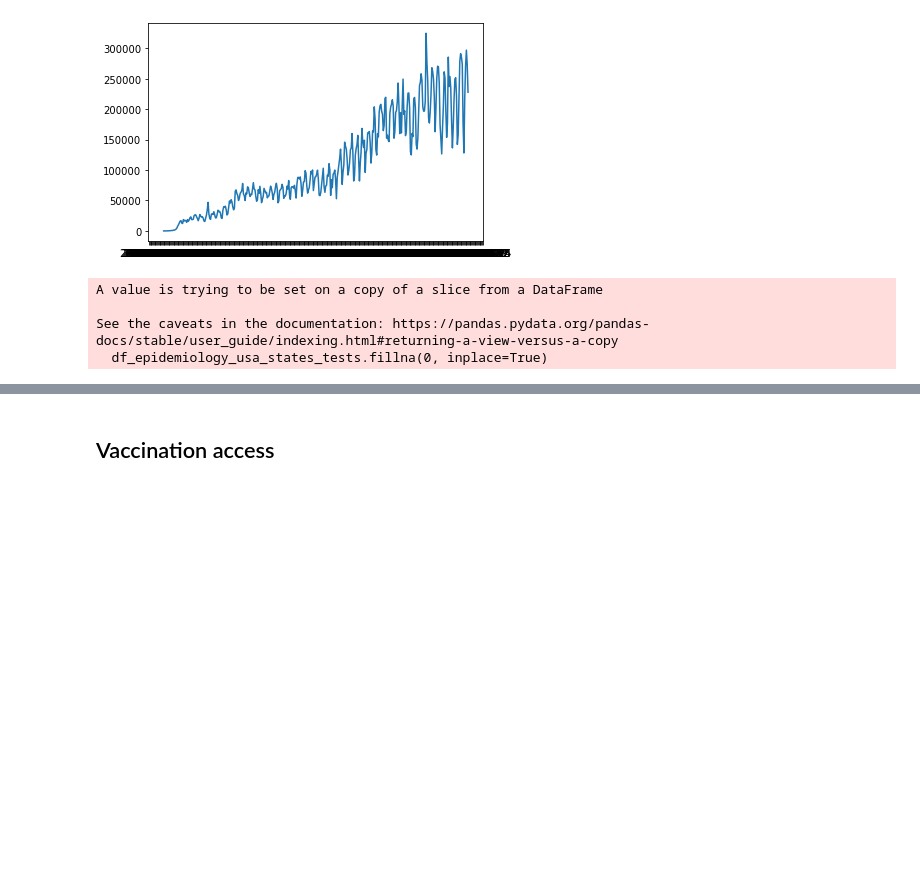
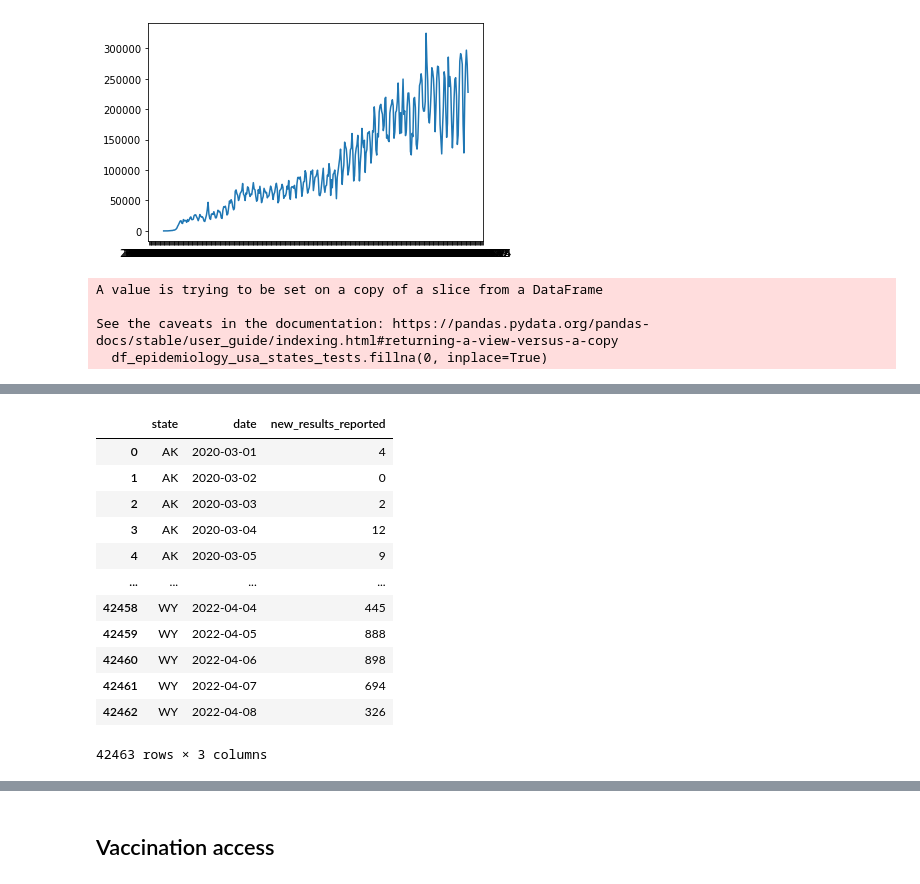
Before and after one commit to CMU-IDS-2022/final-project-dunder-mifflin-paper-company, a Jupyter notebook: notebooks/data-wrangling.ipynb, the cells around one changed output, grey strips where cells are left out. Saved outputs shown, nothing was run; the diff lists cells and outputs as text; code cells hidden in the pictures; blank space fills up the shorter version.

```diff
--- a/notebooks/data-wrangling.ipynb
+++ b/notebooks/data-wrangling.ipynb
@@ -246 +233,17 @@ states_testing = states_testing[["date", "state", "new_tested"]]
+# %%
+df_result_timing
+# %% [output]
+|  | state | date | new_results_reported |
+| 0 | AK | 2020-03-01 | 4 |
+| 1 | AK | 2020-03-02 | 0 |
+| 2 | AK | 2020-03-03 | 2 |
+| 3 | AK | 2020-03-04 | 12 |
+| 4 | AK | 2020-03-05 | 9 |
+| ... | ... | ... | ... |
+| 42458 | WY | 2022-04-04 | 445 |
+| 42459 | WY | 2022-04-05 | 888 |
+| 42460 | WY | 2022-04-06 | 898 |
+| 42461 | WY | 2022-04-07 | 694 |
+| 42462 | WY | 2022-04-08 | 326 |
+42463 rows × 3 columns
 # %%
```
Also changed, not shown: parts of 12 cells of this notebook, 1 other file.
